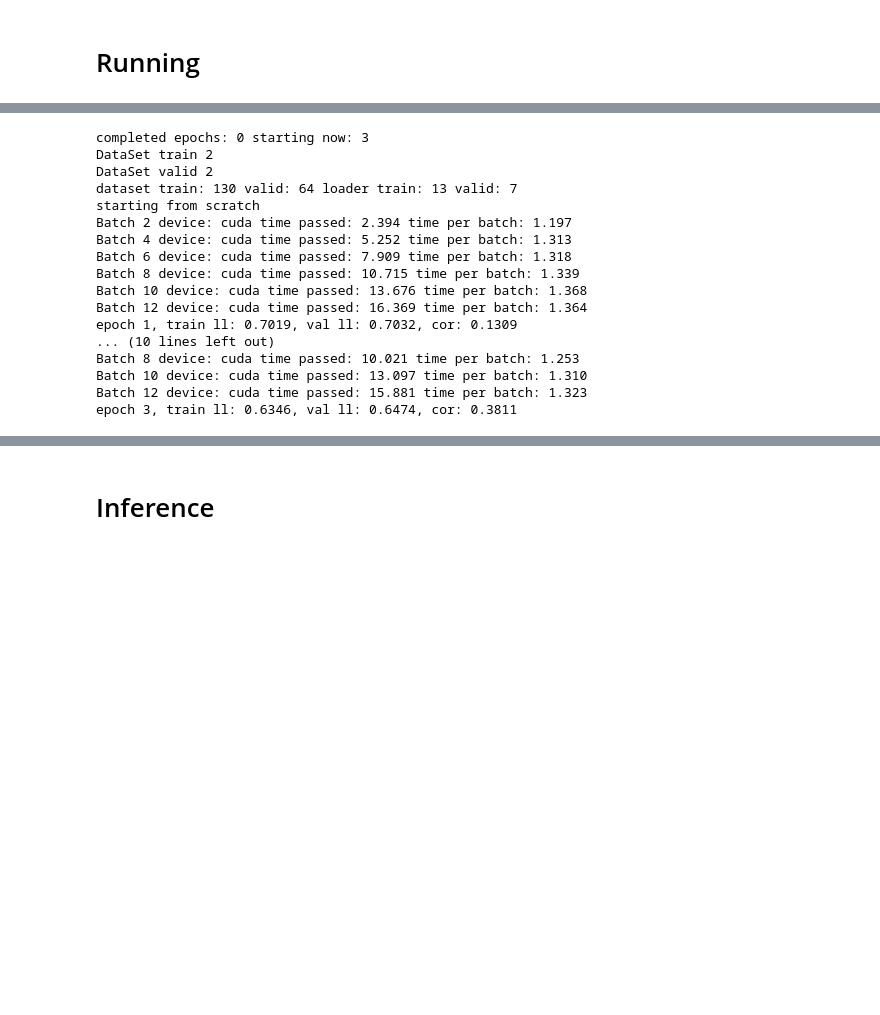
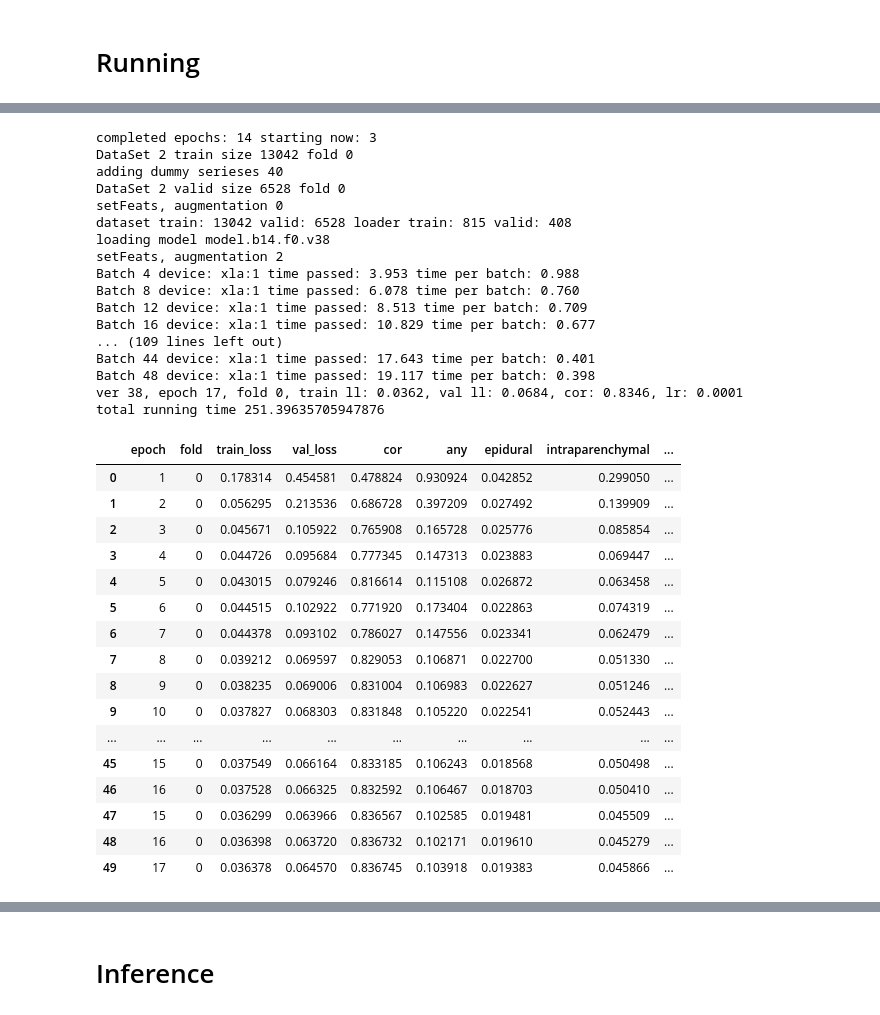
Before and after one commit to nosound2/RSNA-Hemorrhage, a Jupyter notebook: notebooks/Shallow-NN-TPU.ipynb, the cells around one changed output, grey strips where cells are left out. Saved outputs shown, nothing was run; the diff lists cells and outputs as text; code cells hidden in the pictures; blank space fills up the shorter version.

```diff
--- a/notebooks/Shallow-NN-TPU.ipynb
+++ b/notebooks/Shallow-NN-TPU.ipynb
@@ -910,24 +1004,41 @@ def train_one(weight=None, load_model=True, epochs=1, bs=100):
 # %%
-DATA_SMALL = True
-MIXUP = True
-learning_rate = 0.002
-weight_decay = 1e-3
-model, predictions = train_one(epochs=3, bs=bs)
+learning_rate = 0.0001
+model, predictions = train_one(epochs=3, bs=16, fold=0)
 # %% [output]
-completed epochs: 0 starting now: 3
-DataSet train 2
-DataSet valid 2
-dataset train: 130 valid: 64 loader train: 13 valid: 7
-starting from scratch
-Batch 2 device: cuda time passed: 2.394 time per batch: 1.197
-Batch 4 device: cuda time passed: 5.252 time per batch: 1.313
-Batch 6 device: cuda time passed: 7.909 time per batch: 1.318
-Batch 8 device: cuda time passed: 10.715 time per batch: 1.339
-Batch 10 device: cuda time passed: 13.676 time per batch: 1.368
-Batch 12 device: cuda time passed: 16.369 time per batch: 1.364
-epoch 1, train ll: 0.7019, val ll: 0.7032, cor: 0.1309
-... (10 lines left out)
-Batch 8 device: cuda time passed: 10.021 time per batch: 1.253
-Batch 10 device: cuda time passed: 13.097 time per batch: 1.310
-Batch 12 device: cuda time passed: 15.881 time per batch: 1.323
-epoch 3, train ll: 0.6346, val ll: 0.6474, cor: 0.3811
+completed epochs: 14 starting now: 3
+DataSet 2 train size 13042 fold 0
+adding dummy serieses 40
+DataSet 2 valid size 6528 fold 0
+setFeats, augmentation 0
+dataset train: 13042 valid: 6528 loader train: 815 valid: 408
+loading model model.b14.f0.v38
+setFeats, augmentation 2
+Batch 4 device: xla:1 time passed: 3.953 time per batch: 0.988
+Batch 8 device: xla:1 time passed: 6.078 time per batch: 0.760
+Batch 12 device: xla:1 time passed: 8.513 time per batch: 0.709
+Batch 16 device: xla:1 time passed: 10.829 time per batch: 0.677
+... (109 lines left out)
+Batch 44 device: xla:1 time passed: 17.643 time per batch: 0.401
+Batch 48 device: xla:1 time passed: 19.117 time per batch: 0.398
+ver 38, epoch 17, fold 0, train ll: 0.0362, val ll: 0.0684, cor: 0.8346, lr: 0.0001
+total running time 251.39635705947876
+# %%
+pd.read_csv(PATH_WORK/'stats.f{}.v{}'.format(0,VERSION-2))
+# %% [output]
+|  | epoch | fold | train_loss | val_loss | cor | any | epidural | intraparenchymal | ... |
+| 0 | 1 | 0 | 0.178314 | 0.454581 | 0.478824 | 0.930924 | 0.042852 | 0.299050 | ... |
+| 1 | 2 | 0 | 0.056295 | 0.213536 | 0.686728 | 0.397209 | 0.027492 | 0.139909 | ... |
+| 2 | 3 | 0 | 0.045671 | 0.105922 | 0.765908 | 0.165728 | 0.025776 | 0.085854 | ... |
+| 3 | 4 | 0 | 0.044726 | 0.095684 | 0.777345 | 0.147313 | 0.023883 | 0.069447 | ... |
+| 4 | 5 | 0 | 0.043015 | 0.079246 | 0.816614 | 0.115108 | 0.026872 | 0.063458 | ... |
+| 5 | 6 | 0 | 0.044515 | 0.102922 | 0.771920 | 0.173404 | 0.022863 | 0.074319 | ... |
+| 6 | 7 | 0 | 0.044378 | 0.093102 | 0.786027 | 0.147556 | 0.023341 | 0.062479 | ... |
+| 7 | 8 | 0 | 0.039212 | 0.069597 | 0.829053 | 0.106871 | 0.022700 | 0.051330 | ... |
+| 8 | 9 | 0 | 0.038235 | 0.069006 | 0.831004 | 0.106983 | 0.022627 | 0.051246 | ... |
+| 9 | 10 | 0 | 0.037827 | 0.068303 | 0.831848 | 0.105220 | 0.022541 | 0.052443 | ... |
+| ... | ... | ... | ... | ... | ... | ... | ... | ... | ... |
+| 45 | 15 | 0 | 0.037549 | 0.066164 | 0.833185 | 0.106243 | 0.018568 | 0.050498 | ... |
+| 46 | 16 | 0 | 0.037528 | 0.066325 | 0.832592 | 0.106467 | 0.018703 | 0.050410 | ... |
+| 47 | 15 | 0 | 0.036299 | 0.063966 | 0.836567 | 0.102585 | 0.019481 | 0.045509 | ... |
+| 48 | 16 | 0 | 0.036398 | 0.063720 | 0.836732 | 0.102171 | 0.019610 | 0.045279 | ... |
+| 49 | 17 | 0 | 0.036378 | 0.064570 | 0.836745 | 0.103918 | 0.019383 | 0.045866 | ... |
```
Also changed, not shown: parts of 40 cells of this notebook.
